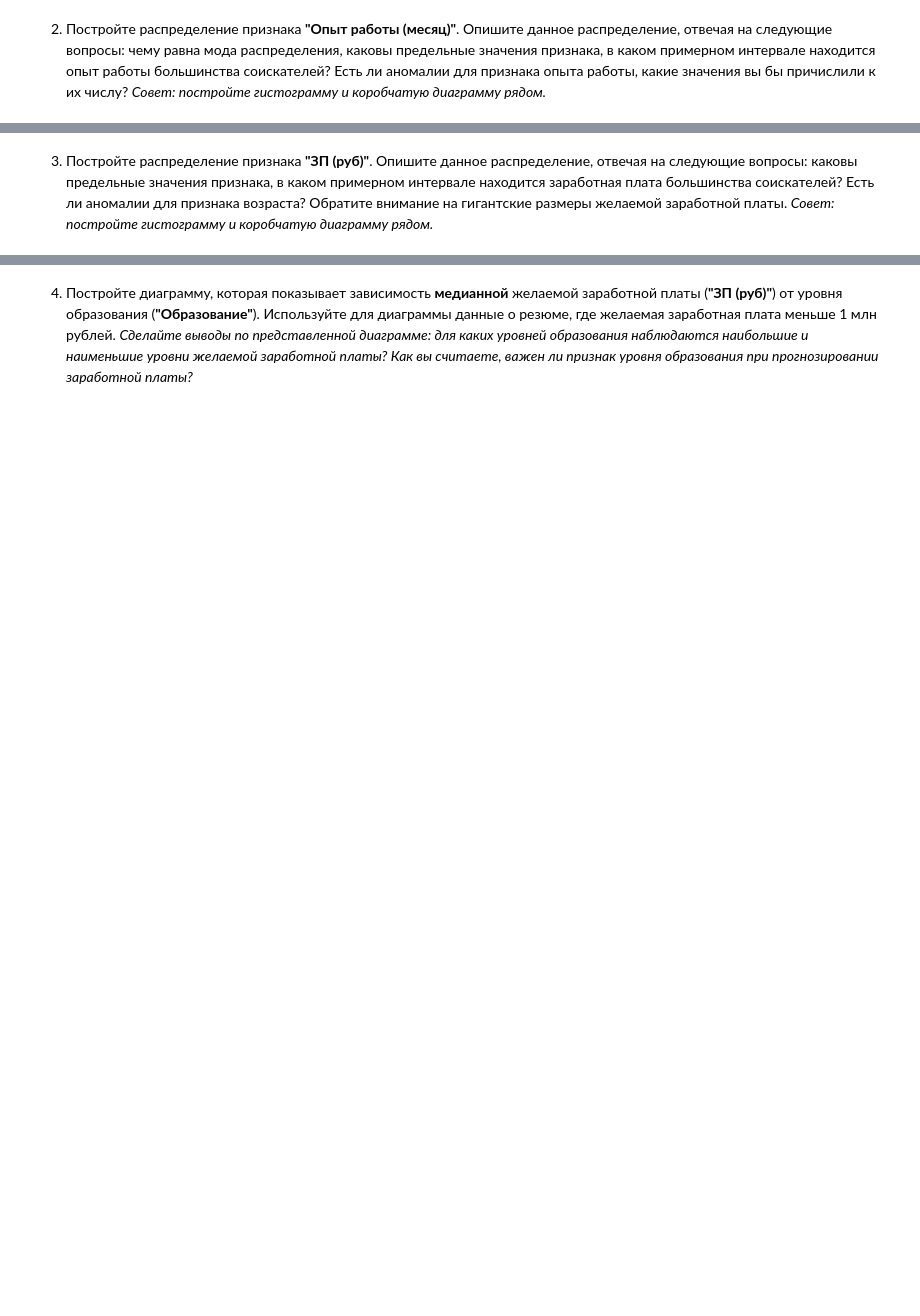
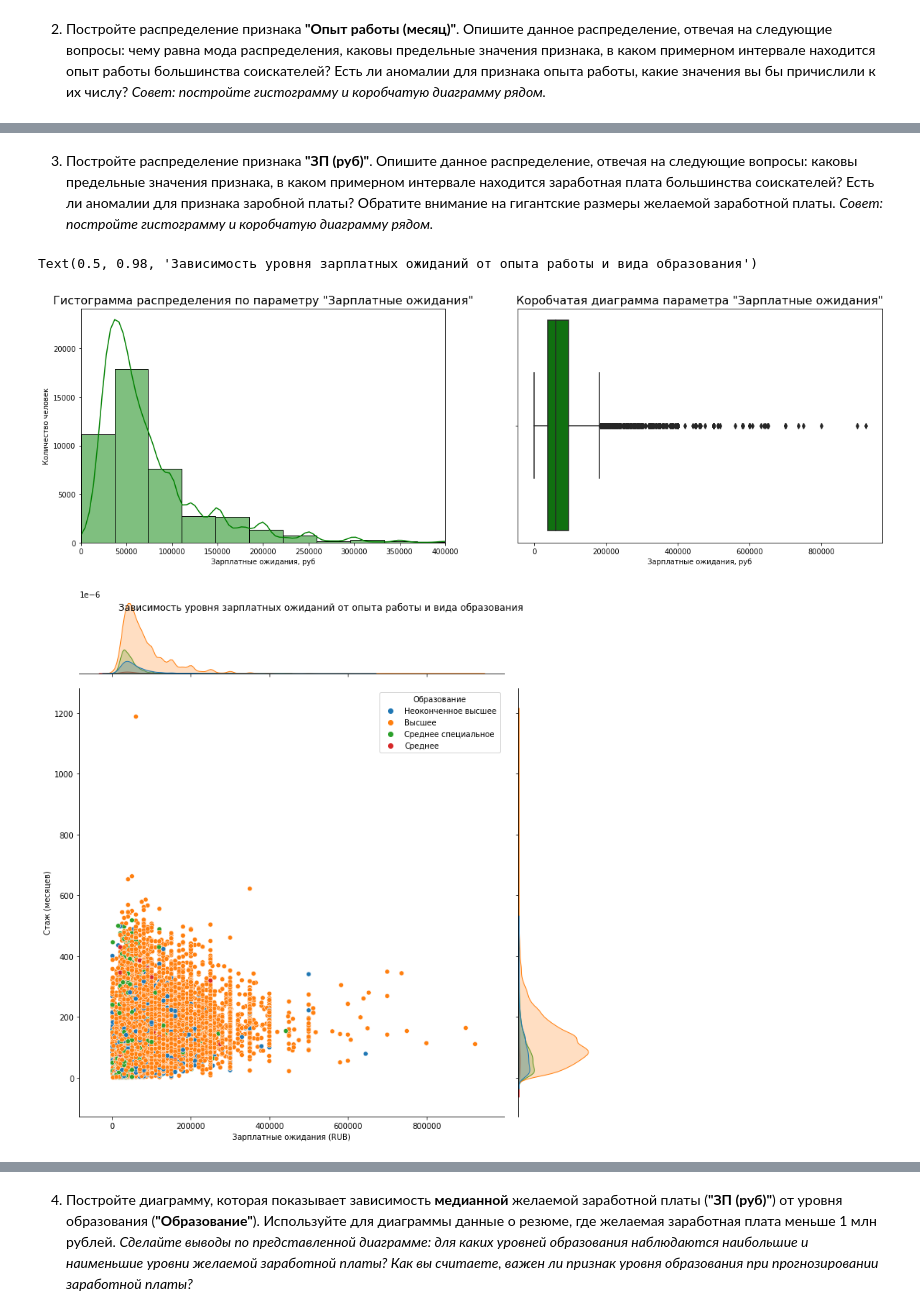
Before and after one commit to rafferti95/st_data_science, a Jupyter notebook: Project 1/Project 1.ipynb, the cells around one changed output, grey strips where cells are left out. Cells and saved outputs as stored; diff of their text form; code cells hidden in the pictures; blank space fills up the shorter version.

```diff
--- a/Project 1/Project 1.ipynb
+++ b/Project 1/Project 1.ipynb
@@ -376,6 +436,43 @@ data_set.drop(['ЗП', 'Зарплата', 'Валюта', 'close', 'proportion'
 # %% [markdown]
-3. Постройте распределение признака **"ЗП (руб)"**. Опишите данное распределение, отвечая на следующие вопросы: каковы предельные значения признака, в каком примерном интервале находится заработная плата большинства соискателей? Есть ли аномалии для признака возраста? Обратите внимание на гигантские размеры желаемой заработной платы.
+3. Постройте распределение признака **"ЗП (руб)"**. Опишите данное распределение, отвечая на следующие вопросы: каковы предельные значения признака, в каком примерном интервале находится заработная плата большинства соискателей? Есть ли аномалии для признака заробной платы? Обратите внимание на гигантские размеры желаемой заработной платы.
 *Совет: постройте гистограмму и коробчатую диаграмму рядом.*
 # %%
-# ваш код здесь
+fig, axes = plt.subplots(nrows = 1, ncols = 2, figsize = (20, 6))
+
+sns.histplot(
+    data = data_set[data_set['Зарплатные ожидания (RUB)'] < 1_000_000],
+    x = 'Зарплатные ожидания (RUB)',
+    bins = 25,
+    kde = True,
+    ax = axes[0],
+    color = 'green'
+);
+axes[0].set_title('Гистограмма распределения по параметру "Зарплатные ожидания"', fontsize = 16);
+axes[0].set_xlabel('Зарплатные ожидания, руб');
+axes[0].set_ylabel('Количество человек');
+axes[0].set_xlim(0, 400_000) #для наглядности отображения
+
+sns.boxplot(
+    data = data_set[data_set['Зарплатные ожидания (RUB)'] < 1_000_000],
+    x = 'Зарплатные ожидания (RUB)',
+    orient = 'h',
+    width = 0.9,
+    ax = axes[1],
+    color = 'green'
+)
+axes[1].set_title('Коробчатая диаграмма параметра "Зарплатные ожидания"', fontsize = 16);
+axes[1].set_xlabel('Зарплатные ожидания, руб');
+
+jointplot = sns.jointplot(
+    data = data_set[data_set['Зарплатные ожидания (RUB)'] < 1_000_000],
+    x = 'Зарплатные ожидания (RUB)',
+    y = 'Стаж (месяцев)',
+    hue = 'Образование',
+    height = 10
+)
+jointplot.fig.suptitle('Зависимость уровня зарплатных ожиданий от опыта работы и вида образования')
+# %% [output]
+Text(0.5, 0.98, 'Зависимость уровня зарплатных ожиданий от опыта работы и вида образования')
+[figure, added]
+[figure, added]
 # %% [markdown]
```
Also changed, not shown: parts of 10 cells of this notebook.
